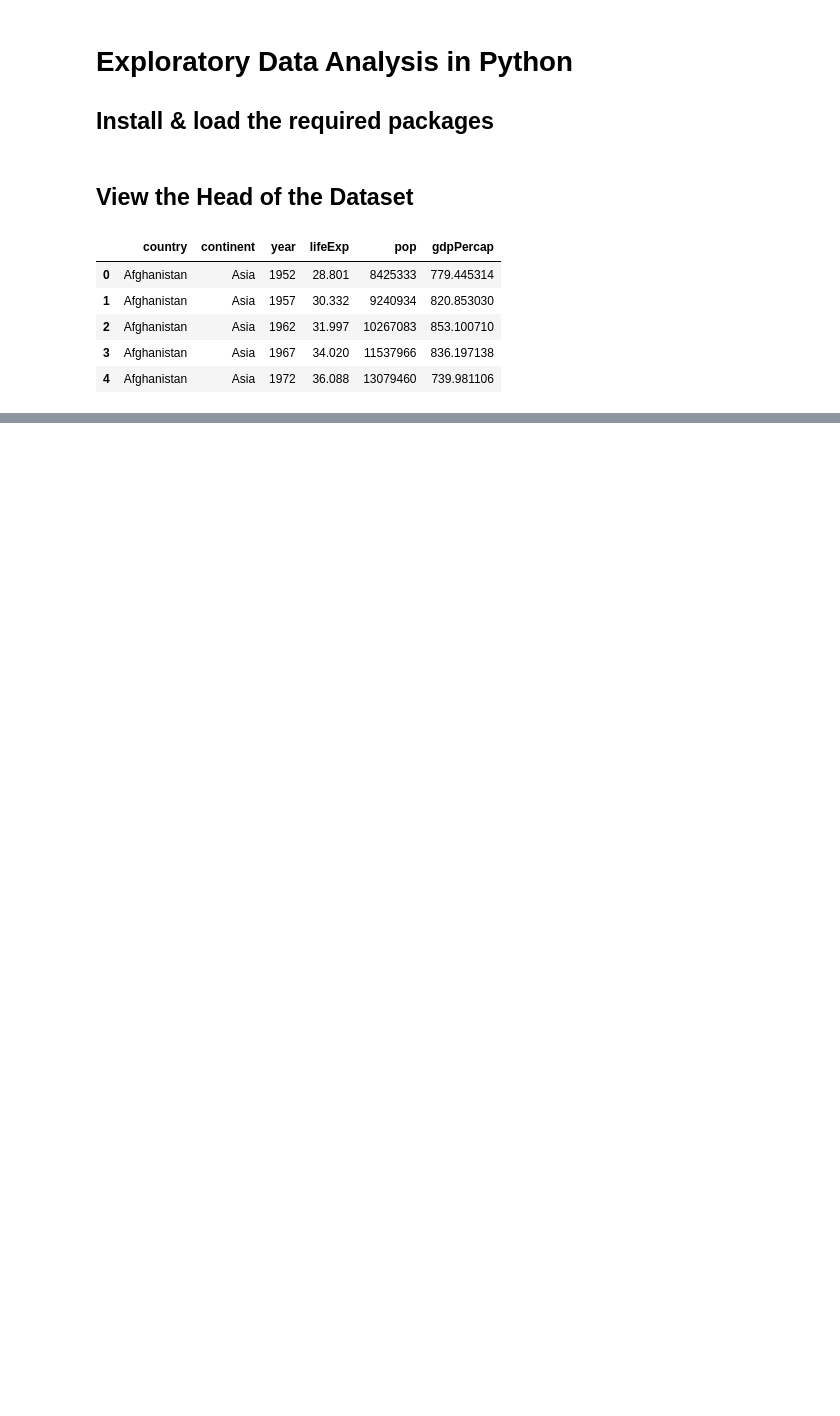
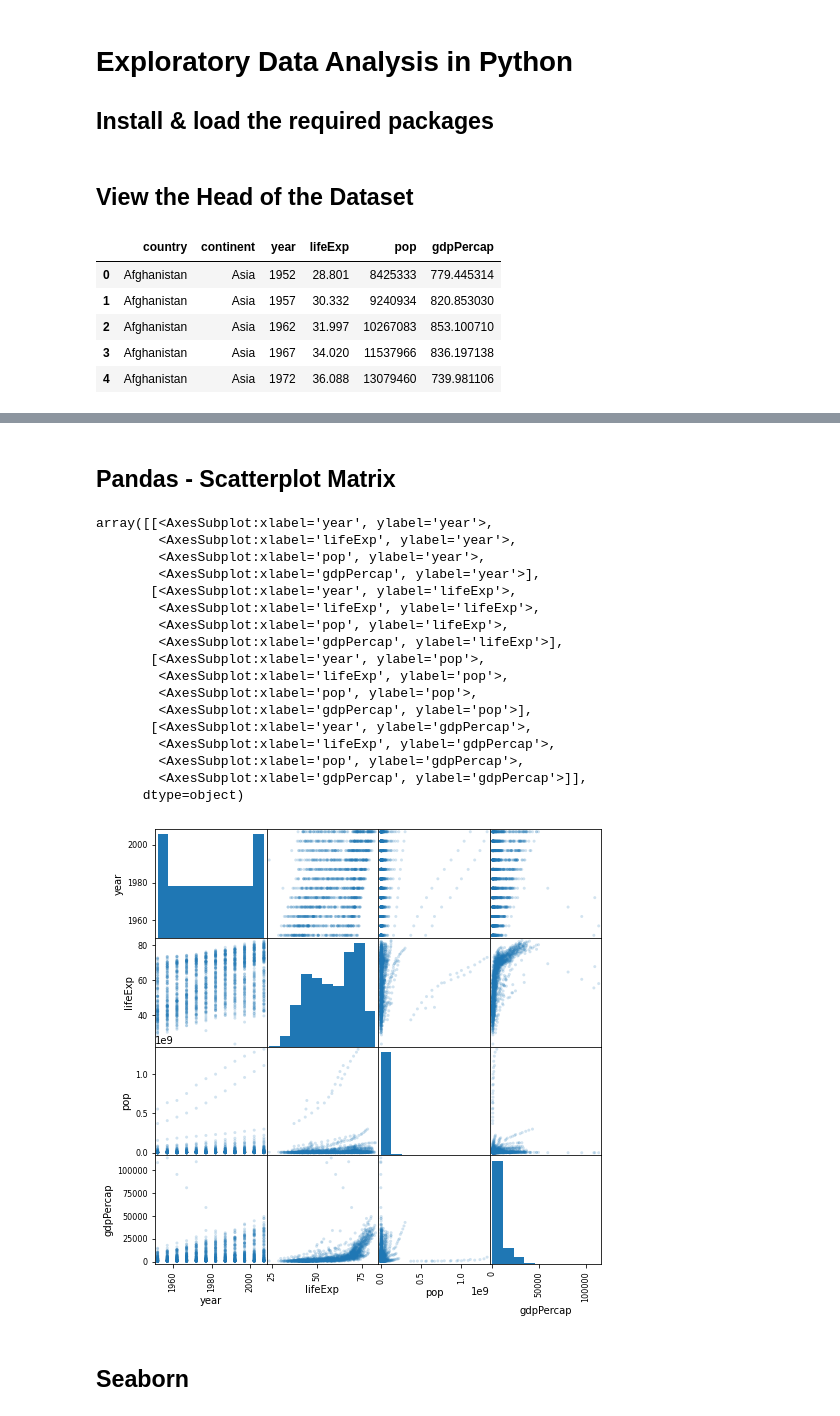
Before and after one commit to data4d/PPOL563, a Jupyter notebook: EDA/EDA_Python.ipynb, the cells around one changed output, grey strips where cells are left out. Cells and saved outputs as stored; diff of their text form; code cells hidden in the pictures; blank space fills up the shorter version.

```diff
--- a/EDA/EDA_Python.ipynb
+++ b/EDA/EDA_Python.ipynb
@@ -151 +177,3 @@ data.plot(title=Plot_title,
 [figure]
+# %% [markdown]
+## Pandas - Scatterplot Matrix
@@ -151,0 +182,27 @@ data.plot(title=Plot_title,
+# %%
+# Redefine our dataset
+data = gapminder
+
+# Print our plot
+scatter_matrix(data, alpha=0.2, figsize=[8,8])
+# %% [output]
+array([[<AxesSubplot:xlabel='year', ylabel='year'>,
+        <AxesSubplot:xlabel='lifeExp', ylabel='year'>,
+        <AxesSubplot:xlabel='pop', ylabel='year'>,
+        <AxesSubplot:xlabel='gdpPercap', ylabel='year'>],
+       [<AxesSubplot:xlabel='year', ylabel='lifeExp'>,
+        <AxesSubplot:xlabel='lifeExp', ylabel='lifeExp'>,
+        <AxesSubplot:xlabel='pop', ylabel='lifeExp'>,
+        <AxesSubplot:xlabel='gdpPercap', ylabel='lifeExp'>],
+       [<AxesSubplot:xlabel='year', ylabel='pop'>,
+        <AxesSubplot:xlabel='lifeExp', ylabel='pop'>,
+        <AxesSubplot:xlabel='pop', ylabel='pop'>,
+        <AxesSubplot:xlabel='gdpPercap', ylabel='pop'>],
+       [<AxesSubplot:xlabel='year', ylabel='gdpPercap'>,
+        <AxesSubplot:xlabel='lifeExp', ylabel='gdpPercap'>,
+        <AxesSubplot:xlabel='pop', ylabel='gdpPercap'>,
+        <AxesSubplot:xlabel='gdpPercap', ylabel='gdpPercap'>]],
+      dtype=object)
+[figure, added]
+# %% [markdown]
+## Seaborn
```
Also changed, not shown: parts of 21 cells of this notebook.
